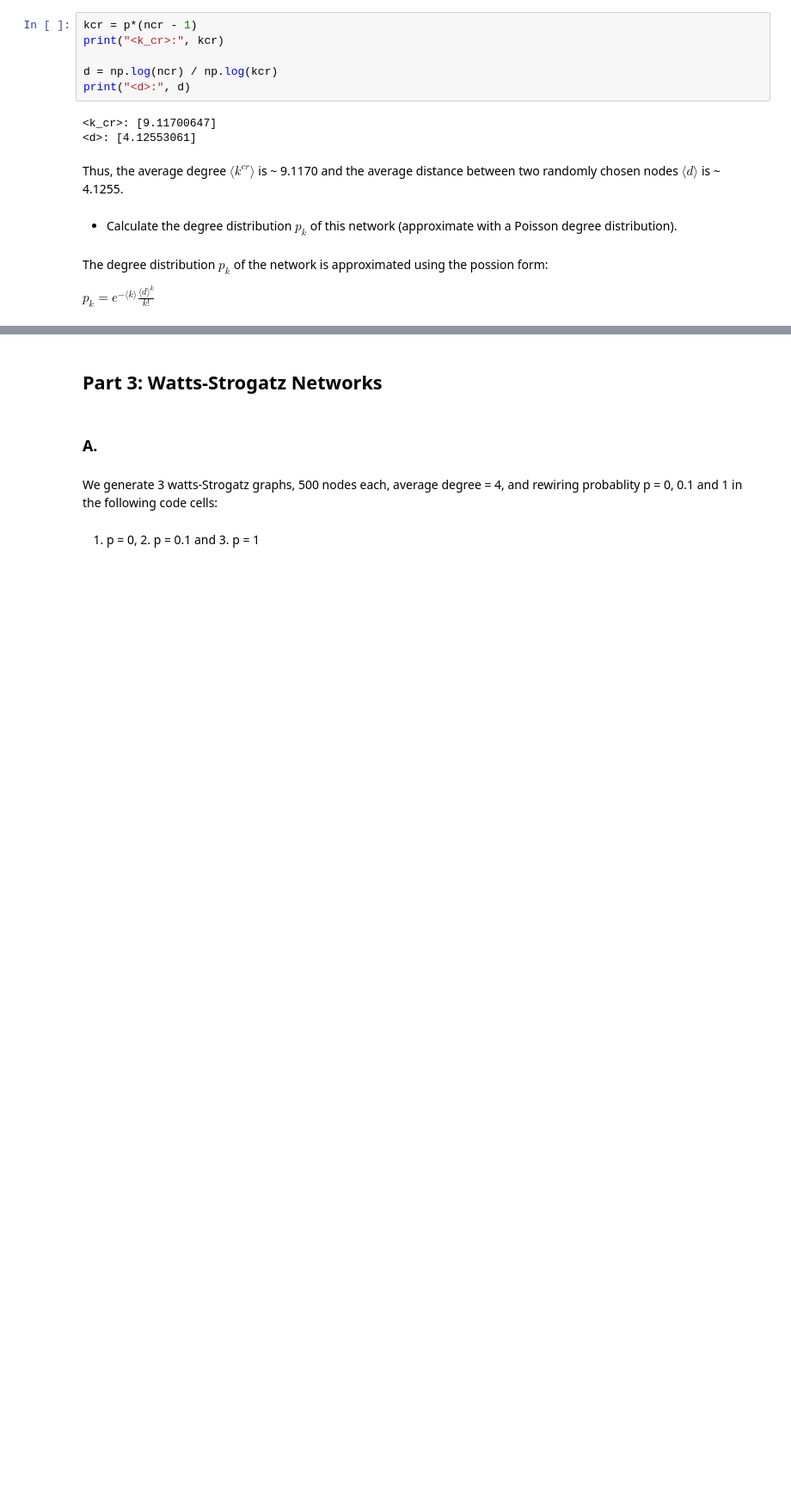
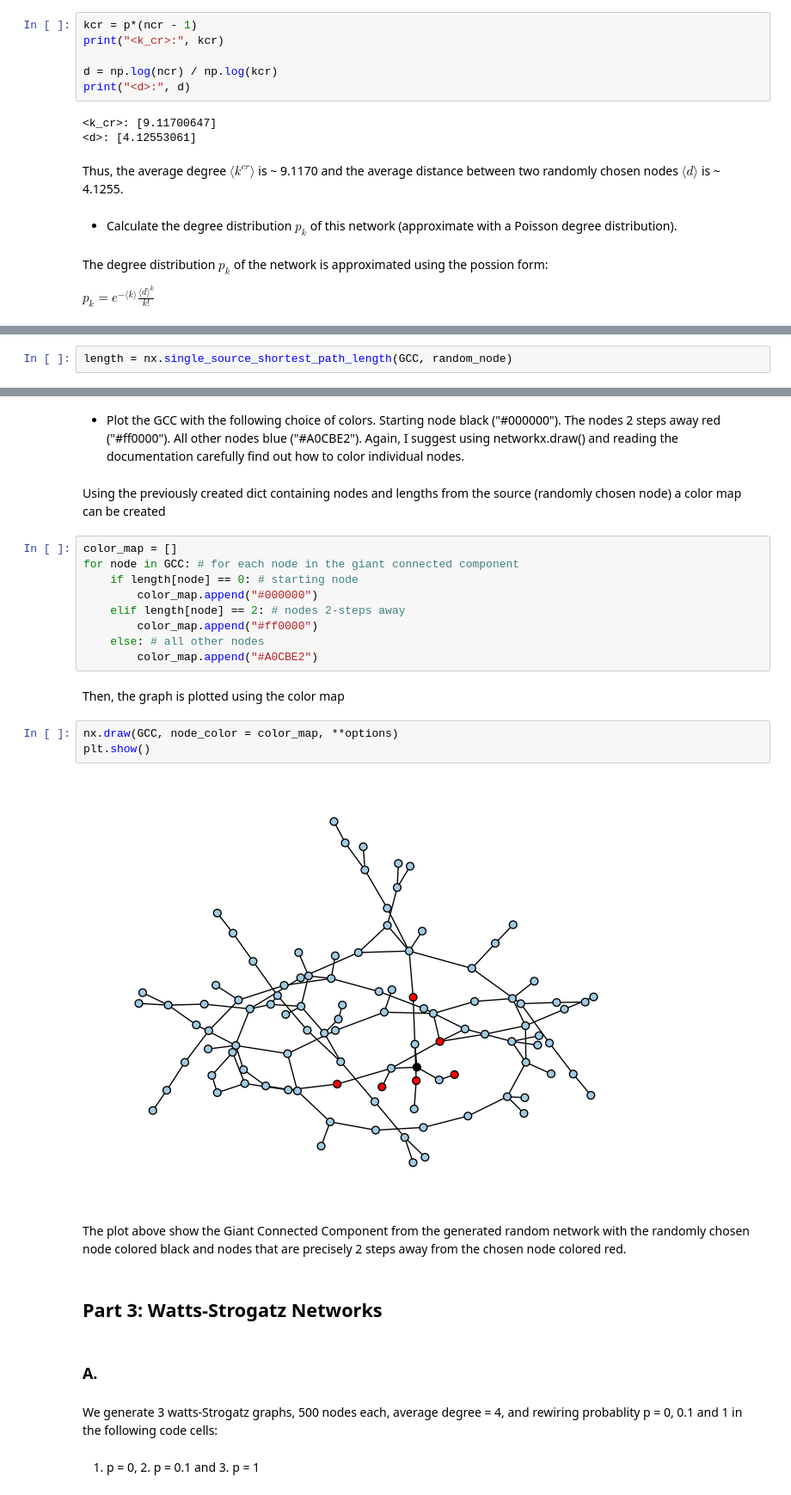
Before and after one commit to peern/social-graphs-assignments, a Jupyter notebook: assignment-1/assignment-1.ipynb, the cells around one changed output, grey strips where cells are left out. Shown at 86% size. Drawn from its saved outputs; the diff is of its cells as text; blank space fills up the shorter version.

```diff
--- a/assignment-1/assignment-1.ipynb
+++ b/assignment-1/assignment-1.ipynb
@@ -256,0 +313,2 @@ The degree distribution is shown in the plot above where the highest probability
+# %%
+length = nx.single_source_shortest_path_length(GCC, random_node)
@@ -257,3 +325,25 @@ The degree distribution is shown in the plot above where the highest probability
+# %% [markdown]
+* Plot the GCC with the following choice of colors. Starting node black ("#000000"). The nodes 2 steps away red ("#ff0000"). All other nodes blue ("#A0CBE2"). Again, I suggest using networkx.draw() and reading the documentation carefully find out how to color individual nodes.
+# %% [markdown]
+Using the previously created dict containing nodes and lengths from the source (randomly chosen node) a color map can be created
+# %%
+color_map = []
+for node in GCC: # for each node in the giant connected component
+    if length[node] == 0: # starting node
+        color_map.append("#000000")
+    elif length[node] == 2: # nodes 2-steps away
+        color_map.append("#ff0000")
+    else: # all other nodes
+        color_map.append("#A0CBE2")
+# %% [markdown]
+Then, the graph is plotted using the color map
+# %%
+nx.draw(GCC, node_color = color_map, **options)
+plt.show()
+# %% [output]
+[figure, added]
+# %% [markdown]
+The plot above show the Giant Connected Component from the generated random network with the randomly chosen node colored black and nodes that are precisely 2 steps away from the chosen node colored red.
 # %% [markdown]
 ## Part 3: Watts-Strogatz Networks
 # %% [markdown]
```
Also changed, not shown: parts of 19 cells of this notebook.
